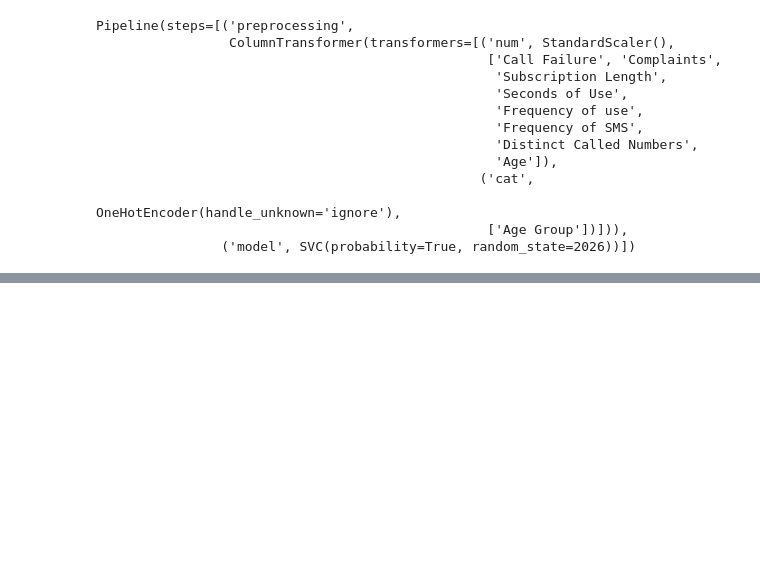
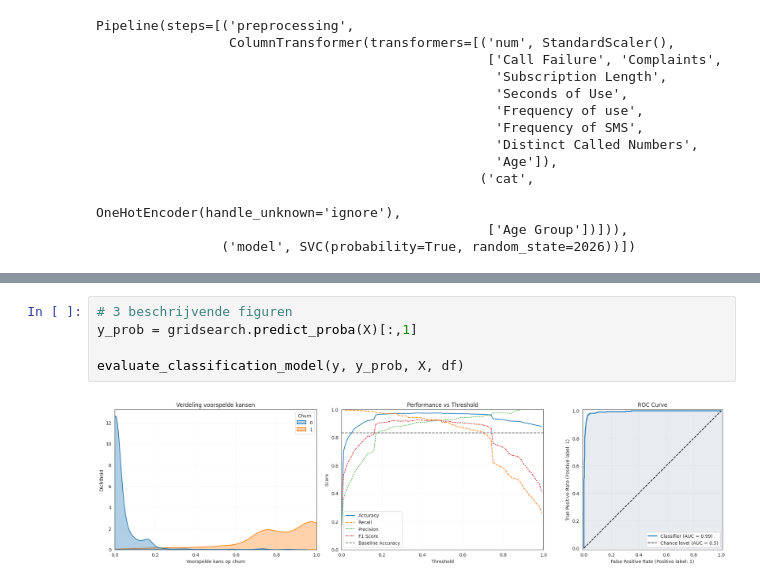
Before and after one commit to Murielle01/BP-3.4, a Jupyter notebook: scripts/opdracht 2/support_vector_machine.ipynb, the cells around one changed output, grey strips where cells are left out. Drawn from its saved outputs; the diff is of its cells as text; blank space fills up the shorter version.

```diff
--- a/scripts/opdracht 2/support_vector_machine.ipynb
+++ b/scripts/opdracht 2/support_vector_machine.ipynb
@@ -91,0 +634,7 @@ joblib.dump(model_pipeline_svm, "model_pipeline_svm.joblib")
+# %%
+# 3 beschrijvende figuren
+y_prob = gridsearch.predict_proba(X)[:,1]
+
+evaluate_classification_model(y, y_prob, X, df)
+# %% [output]
+[figure, added]
```
Also changed, not shown: parts of 27 cells of this notebook, 2 other files.
